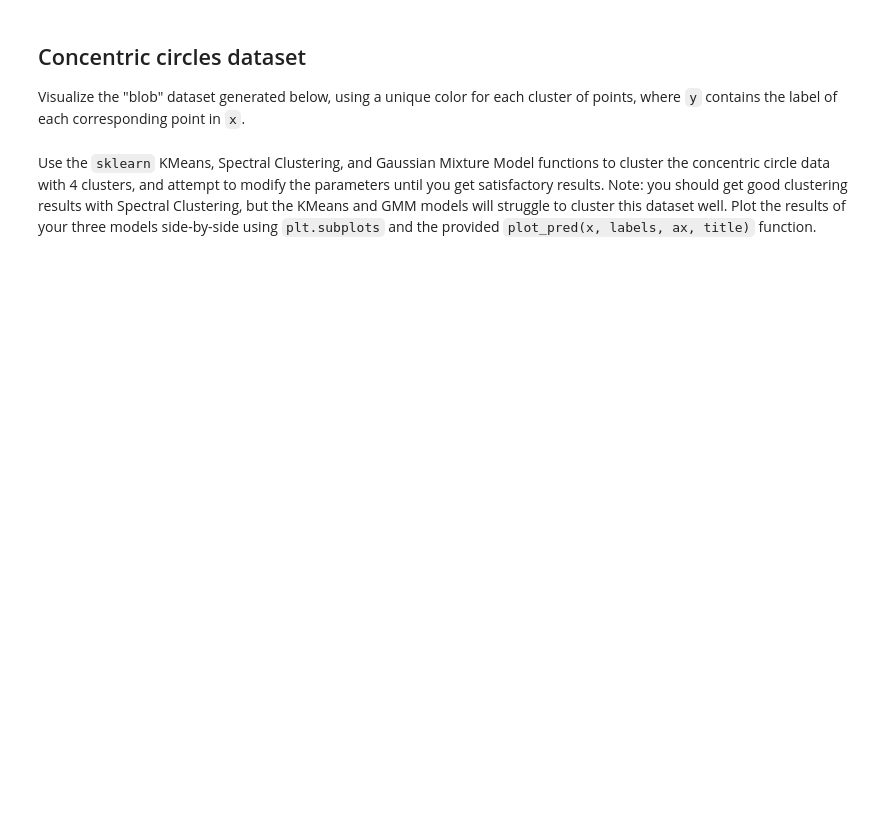
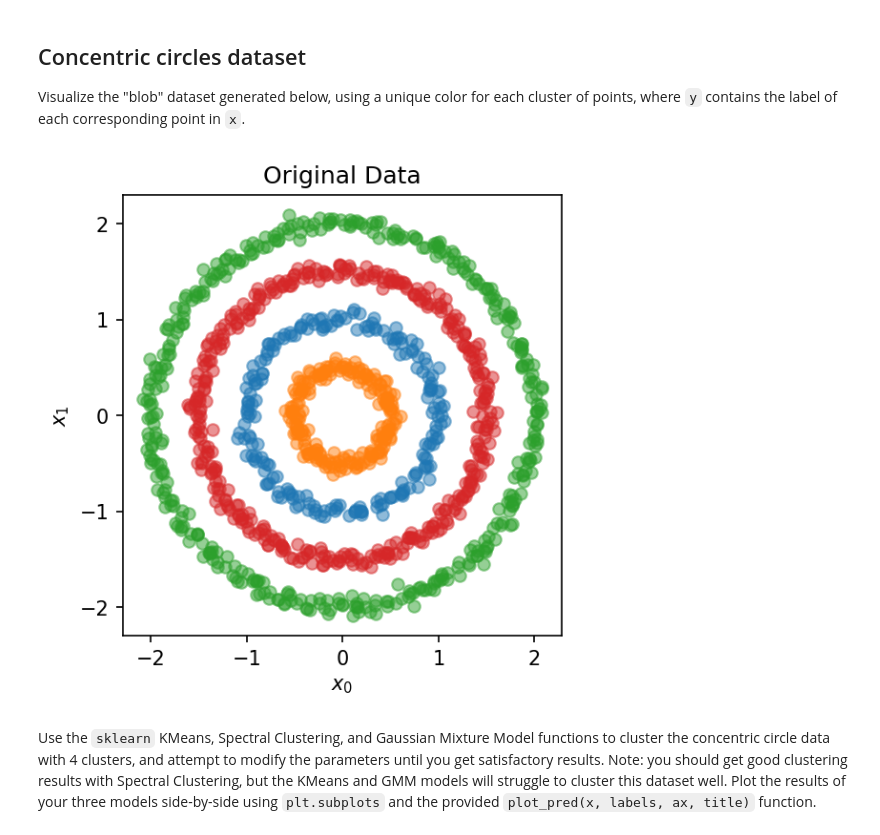
Before and after one commit to ryanwu0521/24-787-AIML, a Jupyter notebook: HW11/M11-L2-P1.ipynb, the cells around one changed output. Saved outputs shown, nothing was run; the diff lists cells and outputs as text; code cells hidden in the pictures; blank space fills up the shorter version.

```diff
--- a/HW11/M11-L2-P1.ipynb
+++ b/HW11/M11-L2-P1.ipynb
@@ -95,5 +131,9 @@ x = np.vstack([x1, x2*2])
 y = np.hstack([y1, y2+2])
 # %%
 ## YOUR CODE GOES HERE
+# visualize the data
+plotter(x, y, title = 'Original Data')
+# %% [output]
+[figure, added]
 # %% [markdown]
 Use the `sklearn` KMeans, Spectral Clustering, and Gaussian Mixture Model functions to cluster the concentric circle data with 4 clusters, and attempt to modify the parameters until you get satisfactory results. Note: you should get good clustering results with Spectral Clustering, but the KMeans and GMM models will struggle to cluster this dataset well. Plot the results of your three models side-by-side using `plt.subplots` and the provided `plot_pred(x, labels, ax, title)` function.
```
Also changed, not shown: parts of 15 cells of this notebook, 12 other files.
